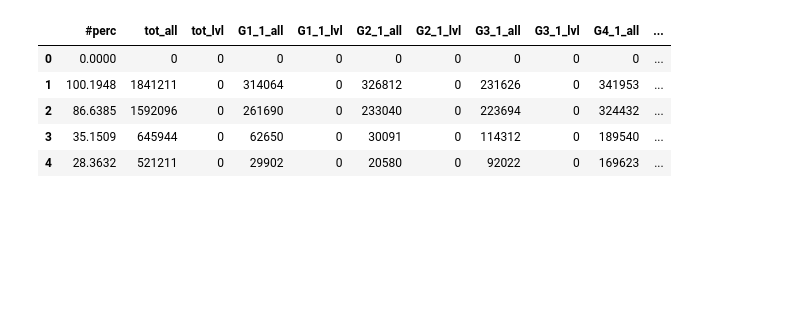
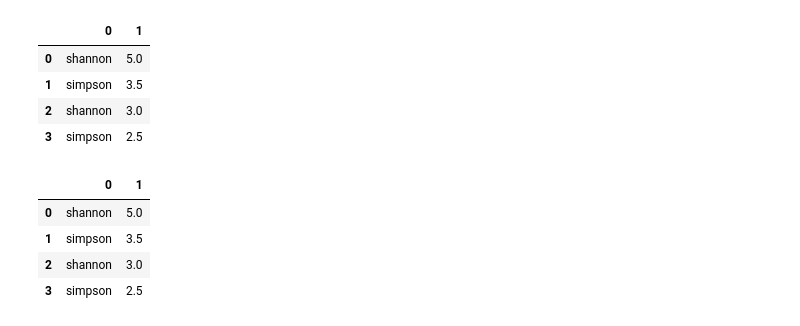
Before and after one commit to juanjo255/MAUS, a Jupyter notebook: utils/plot_bracken.ipynb, the cells around one changed output. Cells and saved outputs as stored; diff of their text form; code cells hidden in the pictures; blank space fills up the shorter version.

Commit message:
adding alpha diversity to the plot

```diff
--- a/utils/plot_bracken.ipynb
+++ b/utils/plot_bracken.ipynb
@@ -3,16 +3,19 @@ import pandas as pd
 # %%
 ## Open file
 number_samples = 6
-bracken_file=pd.read_csv(filepath_or_buffer='/Volumes/PiconCossio/biocomp_tools/MAUS/utils/braken_output_G1_G2.txt',
-                         delimiter='\t', skiprows=8)
-bracken_file.head()
+bracken_file=pd.read_csv(filepath_or_buffer='/home/labcompjavier/juanPicon/biocomp_tools/MAUS/utils/braken_output_G1_G2.txt',
+                        delimiter='\t', skiprows=8)
+
+## Alpha diversity
+alpha_file=pd.read_csv(filepath_or_buffer='/home/labcompjavier/juanPicon/biocomp_tools/MAUS/utils/alpha_diversity.txt',
+                        delimiter='\t', header=None)
+alpha_file.head()
 # %% [output]
-|  | #perc | tot_all | tot_lvl | G1_1_all | G1_1_lvl | G2_1_all | G2_1_lvl | G3_1_all | G3_1_lvl | G4_1_all | ... |
-| 0 | 0.0000 | 0 | 0 | 0 | 0 | 0 | 0 | 0 | 0 | 0 | ... |
-| 1 | 100.1948 | 1841211 | 0 | 314064 | 0 | 326812 | 0 | 231626 | 0 | 341953 | ... |
-| 2 | 86.6385 | 1592096 | 0 | 261690 | 0 | 233040 | 0 | 223694 | 0 | 324432 | ... |
-| 3 | 35.1509 | 645944 | 0 | 62650 | 0 | 30091 | 0 | 114312 | 0 | 189540 | ... |
-| 4 | 28.3632 | 521211 | 0 | 29902 | 0 | 20580 | 0 | 92022 | 0 | 169623 | ... |
+|  | 0 | 1 |
+| 0 | shannon | 5.0 |
+| 1 | simpson | 3.5 |
+| 2 | shannon | 3.0 |
+| 3 | simpson | 2.5 |
 # %%
 ## compute relative abundance (RelAbun)
 def compute_relative_abun (df, number_samples=6):
@@ -46,3 +47,11 @@ fig = make_subplots(rows=2, cols=1)
+# %%
+alpha_file
+# %% [output]
+|  | 0 | 1 |
+| 0 | shannon | 5.0 |
+| 1 | simpson | 3.5 |
+| 2 | shannon | 3.0 |
+| 3 | simpson | 2.5 |
 # %%
 sample_names=bracken_file_relative_abun.iloc[:,1:].columns
 bracken_file_relative_abun["name"] = bracken_file_relative_abun["name"].apply(lambda x:x.strip())
```
Also changed, not shown: parts of 2 cells of this notebook, 1 other file.
